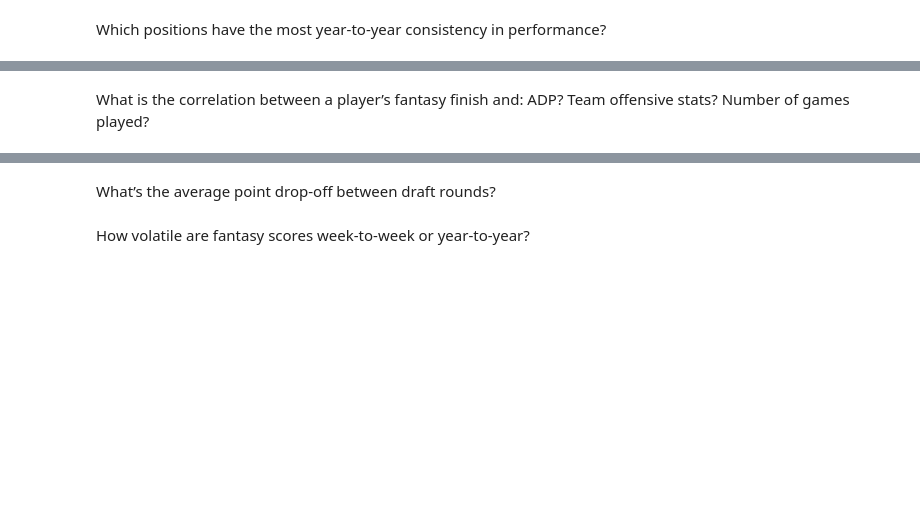
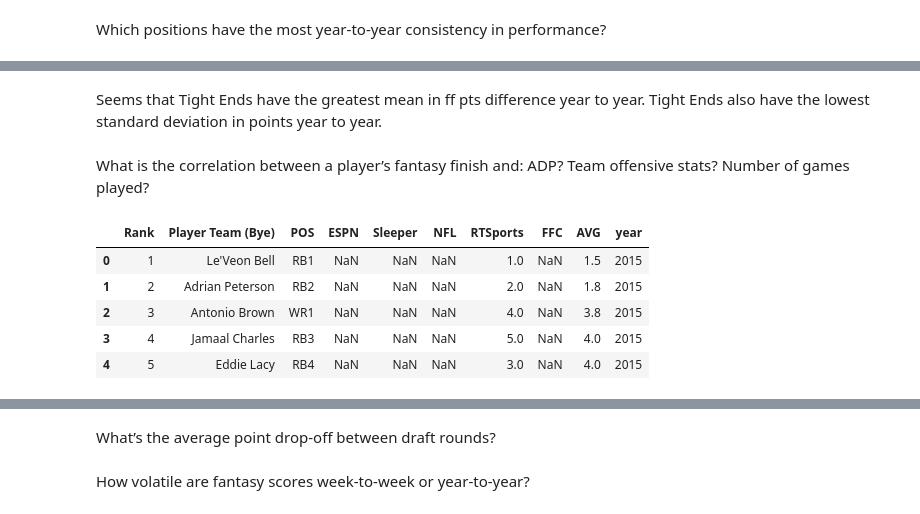
Before and after one commit to alexanderjireland/ff-draft-optimizer, a Jupyter notebook: notebooks/eda.ipynb, the cells around one changed output, grey strips where cells are left out. Saved outputs shown, nothing was run; the diff lists cells and outputs as text; code cells hidden in the pictures; blank space fills up the shorter version.

```diff
--- a/notebooks/eda.ipynb
+++ b/notebooks/eda.ipynb
@@ -95,5 +117,18 @@ Which positions have the most year-to-year consistency in performance?
+# %% [markdown]
+Seems that Tight Ends have the greatest mean in ff pts difference year to year. Tight Ends also have the lowest standard deviation in points year to year.
 # %% [markdown]
 What is the correlation between a player’s fantasy finish and:
 ADP?
 Team offensive stats?
 Number of games played?
+# %%
+#adp_data = adp_data_all_years(2024, save_to_csv=True, csv_filepath='../data/raw/adp_data.csv')
+adp_data = pd.read_csv('../data/raw/adp_data.csv')
+adp_data.head()
+# %% [output]
+|  | Rank | Player Team (Bye) | POS | ESPN | Sleeper | NFL | RTSports | FFC | AVG | year |
+| 0 | 1 | Le'Veon Bell | RB1 | NaN | NaN | NaN | 1.0 | NaN | 1.5 | 2015 |
+| 1 | 2 | Adrian Peterson | RB2 | NaN | NaN | NaN | 2.0 | NaN | 1.8 | 2015 |
+| 2 | 3 | Antonio Brown | WR1 | NaN | NaN | NaN | 4.0 | NaN | 3.8 | 2015 |
+| 3 | 4 | Jamaal Charles | RB3 | NaN | NaN | NaN | 5.0 | NaN | 4.0 | 2015 |
+| 4 | 5 | Eddie Lacy | RB4 | NaN | NaN | NaN | 3.0 | NaN | 4.0 | 2015 |
```
Also changed, not shown: parts of 10 cells of this notebook, 2 other files.
